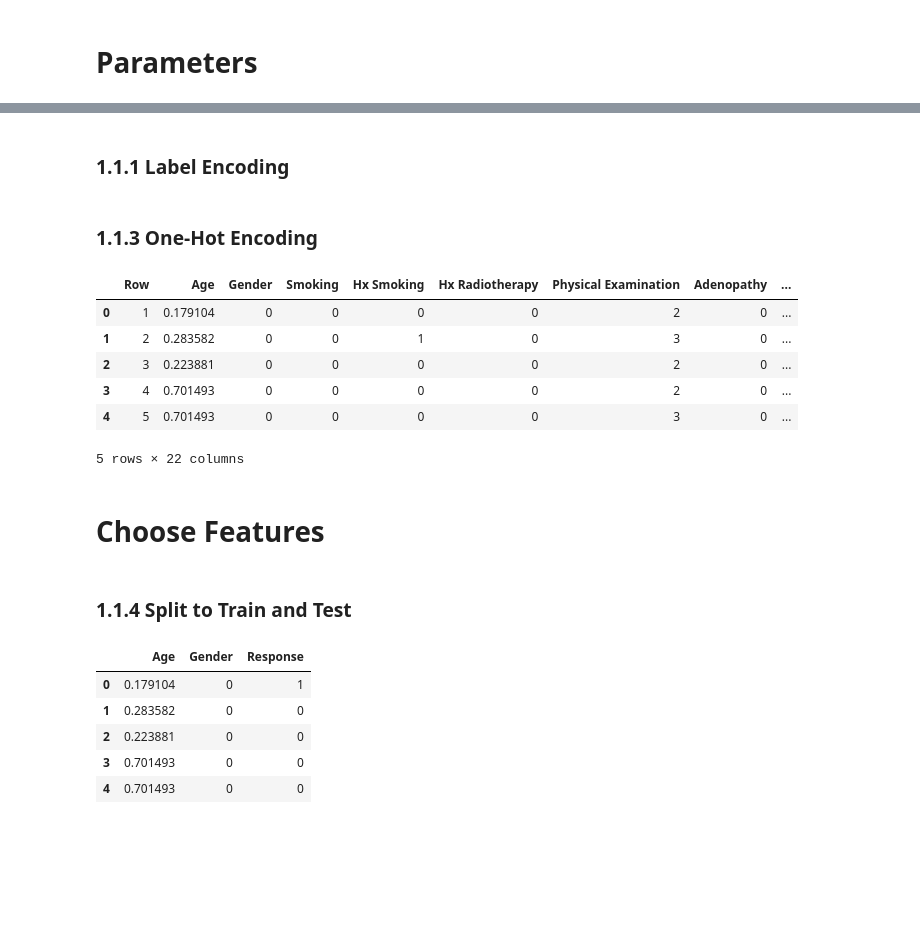
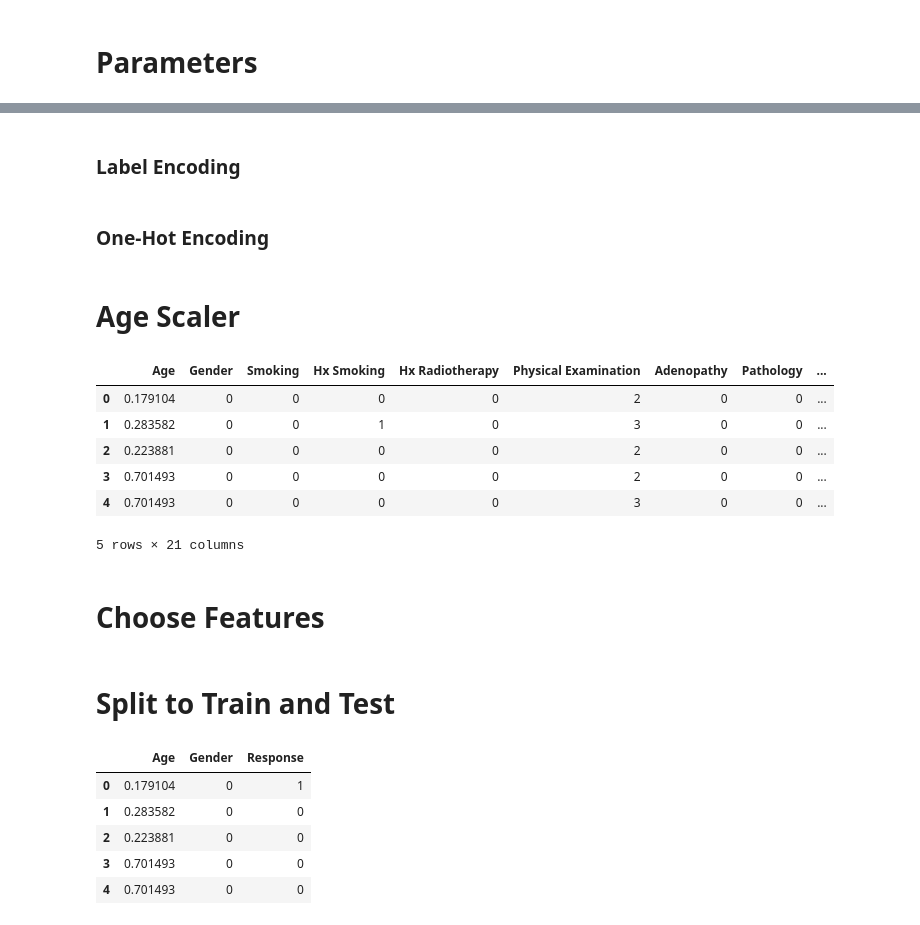
Before and after one commit to josh-dcosta/pjas-thyroid, a Jupyter notebook: code/science-project-ml-2-3.ipynb, the cells around one changed output, grey strips where cells are left out. Saved outputs shown, nothing was run; the diff lists cells and outputs as text; code cells hidden in the pictures; blank space fills up the shorter version.

```diff
--- a/code/science-project-ml-2-3.ipynb
+++ b/code/science-project-ml-2-3.ipynb
@@ -117,7 +114,7 @@ if USE_SHOW_PLOTS:
     # Show the plot
     fig.show()
 # %% [markdown]
-### 1.1.1 Label Encoding
+### Label Encoding
 # %%
 # Label encoding yes or no values
 
@@ -221,7 +218,7 @@ if np.isnan(df['Response'].unique()).any():
 
 # df.head()
 # %% [markdown]
-### 1.1.3 One-Hot Encoding
+### One-Hot Encoding
 # %%
 # Initialize a OneHotEncoder object
 ohe = OneHotEncoder()
@@ -264,31 +261,37 @@ df = df.drop(['Thyroid Function'], axis='columns')
 
 # Display the first few rows of the updated dataframe to inspect the result.
 # df.head()
+# %% [markdown]
+# Age Scaler
 # %%
 #apply Min-Max scaling to the transformed 'Age' column
 scaler = MinMaxScaler()
 
 if USE_BOXCOX_SCALE:
     #apply Box-Cox transformation to 'Age' column
     age_boxcox, _ = stats.boxcox(df['Age'])
 
     age_scaled = scaler.fit_transform(age_boxcox.reshape(-1, 1)).flatten()
 
-if USE_AGE_SCALE:
-    age_scaled = scaler.fit_transform(df[['Age']])
+elif USE_AGE_SCALE:
+    age_scaled = scaler.fit_transform(df[['Age']])[:, 0]
 
 #replace 'Age' column with the scaled values
 df['Age'] = age_scaled
 
+if USE_SAVE_MODEL:
+    #Save Scaler
+    joblib.dump(scaler, "../model/pjas-thyroid-Scaler.pkl")
+
 df.head()
 # %% [output]
-|  | Row | Age | Gender | Smoking | Hx Smoking | Hx Radiotherapy | Physical Examination | Adenopathy | ... |
-| 0 | 1 | 0.179104 | 0 | 0 | 0 | 0 | 2 | 0 | ... |
-| 1 | 2 | 0.283582 | 0 | 0 | 1 | 0 | 3 | 0 | ... |
-| 2 | 3 | 0.223881 | 0 | 0 | 0 | 0 | 2 | 0 | ... |
-| 3 | 4 | 0.701493 | 0 | 0 | 0 | 0 | 2 | 0 | ... |
-| 4 | 5 | 0.701493 | 0 | 0 | 0 | 0 | 3 | 0 | ... |
+|  | Age | Gender | Smoking | Hx Smoking | Hx Radiotherapy | Physical Examination | Adenopathy | Pathology | ... |
+| 0 | 0.179104 | 0 | 0 | 0 | 0 | 2 | 0 | 0 | ... |
+| 1 | 0.283582 | 0 | 0 | 1 | 0 | 3 | 0 | 0 | ... |
+| 2 | 0.223881 | 0 | 0 | 0 | 0 | 2 | 0 | 0 | ... |
+| 3 | 0.701493 | 0 | 0 | 0 | 0 | 2 | 0 | 0 | ... |
+| 4 | 0.701493 | 0 | 0 | 0 | 0 | 3 | 0 | 0 | ... |
-5 rows × 22 columns
+5 rows × 21 columns
 # %% [markdown]
 # Choose Features
 # %%
@@ -297,7 +300,7 @@ df.head()
 #---------------------------------------------------------
 df = df[['Age', 'Gender', 'Response', 'Recurred']]
 # %% [markdown]
-### 1.1.4 Split to Train and Test
+# Split to Train and Test
 # %%
 # Drop the 'Recurred' column from the DataFrame to create the input features DataFrame
 inputs = df.drop('Recurred', axis='columns')
```
Also changed, not shown: parts of 6 cells of this notebook, 18 other files.
